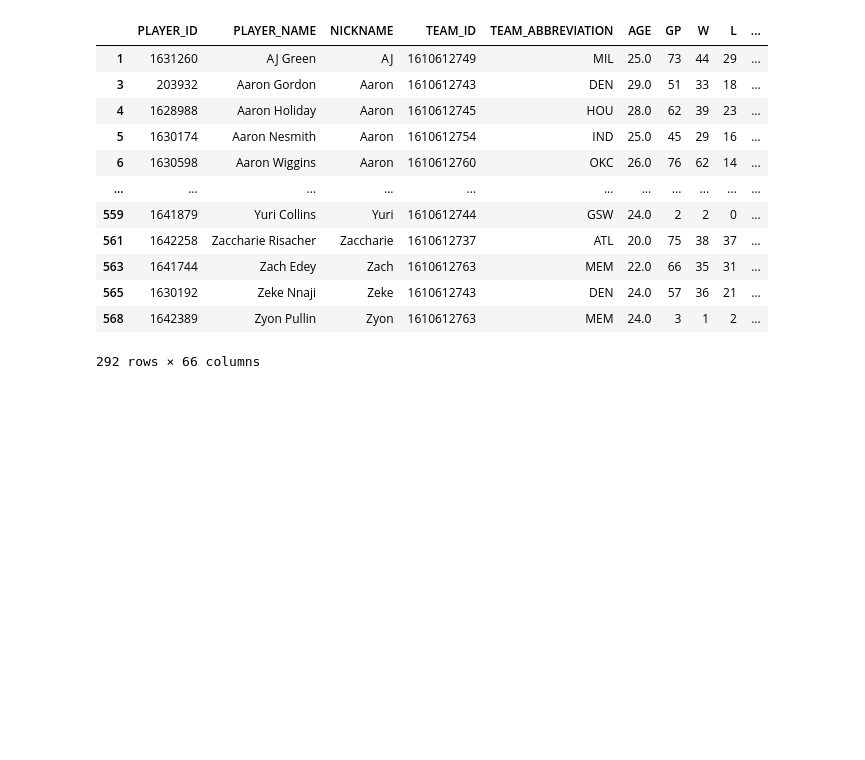
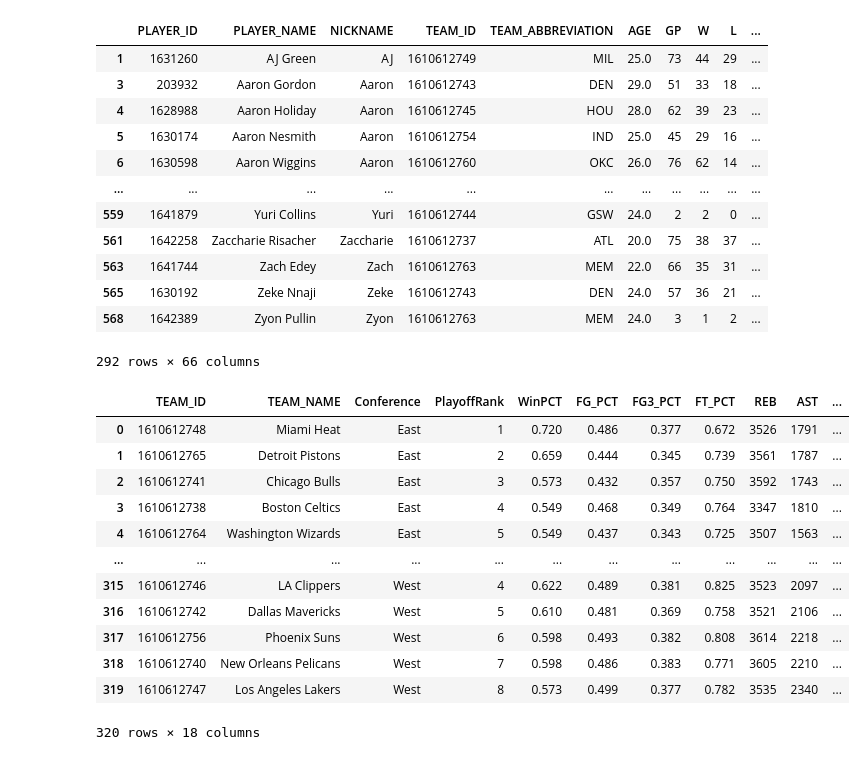
Before and after one commit to lijunyi7/NBA-Championship-Prediction-2025, a Jupyter notebook: playground.ipynb, the cells around one changed output. Drawn from its saved outputs; the diff is of its cells as text; code cells hidden in the pictures; blank space fills up the shorter version.

```diff
--- a/playground.ipynb
+++ b/playground.ipynb
@@ -114,3 +115,44 @@ filtered_players
 292 rows × 66 columns
 # %%
 getting_data.save_player_stats_per_team(filtered_players)
+# %%
+champions = {
+    2005: "San Antonio Spurs",
+    2006: "Miami Heat",
+    2007: "San Antonio Spurs",
+    2008: "Boston Celtics",
+    2009: "Los Angeles Lakers",
+    2010: "Los Angeles Lakers",
+    2011: "Dallas Mavericks",
+    2012: "Miami Heat",
+    2013: "Miami Heat",
+    2014: "San Antonio Spurs",
+    2015: "Golden State Warriors",
+    2016: "Cleveland Cavaliers",
+    2017: "Golden State Warriors",
+    2018: "Golden State Warriors",
+    2019: "Toronto Raptors",
+    2020: "Los Angeles Lakers",
+    2021: "Milwaukee Bucks",
+    2022: "Golden State Warriors",
+    2023: "Denver Nuggets",
+    2024: "Golden State Warriors"
+}
+
+years = list(champions.keys())
+past_champions = prep_tranning_data.build_championship_training_data(years, champions)
+past_champions
+# %% [output]
+|  | TEAM_ID | TEAM_NAME | Conference | PlayoffRank | WinPCT | FG_PCT | FG3_PCT | FT_PCT | REB | AST | ... |
+| 0 | 1610612748 | Miami Heat | East | 1 | 0.720 | 0.486 | 0.377 | 0.672 | 3526 | 1791 | ... |
+| 1 | 1610612765 | Detroit Pistons | East | 2 | 0.659 | 0.444 | 0.345 | 0.739 | 3561 | 1787 | ... |
+| 2 | 1610612741 | Chicago Bulls | East | 3 | 0.573 | 0.432 | 0.357 | 0.750 | 3592 | 1743 | ... |
+| 3 | 1610612738 | Boston Celtics | East | 4 | 0.549 | 0.468 | 0.349 | 0.764 | 3347 | 1810 | ... |
+| 4 | 1610612764 | Washington Wizards | East | 5 | 0.549 | 0.437 | 0.343 | 0.725 | 3507 | 1563 | ... |
+| ... | ... | ... | ... | ... | ... | ... | ... | ... | ... | ... | ... |
+| 315 | 1610612746 | LA Clippers | West | 4 | 0.622 | 0.489 | 0.381 | 0.825 | 3523 | 2097 | ... |
+| 316 | 1610612742 | Dallas Mavericks | West | 5 | 0.610 | 0.481 | 0.369 | 0.758 | 3521 | 2106 | ... |
+| 317 | 1610612756 | Phoenix Suns | West | 6 | 0.598 | 0.493 | 0.382 | 0.808 | 3614 | 2218 | ... |
+| 318 | 1610612740 | New Orleans Pelicans | West | 7 | 0.598 | 0.486 | 0.383 | 0.771 | 3605 | 2210 | ... |
+| 319 | 1610612747 | Los Angeles Lakers | West | 8 | 0.573 | 0.499 | 0.377 | 0.782 | 3535 | 2340 | ... |
+320 rows × 18 columns
```
Also changed, not shown: parts of 3 cells of this notebook, 23 other files.
